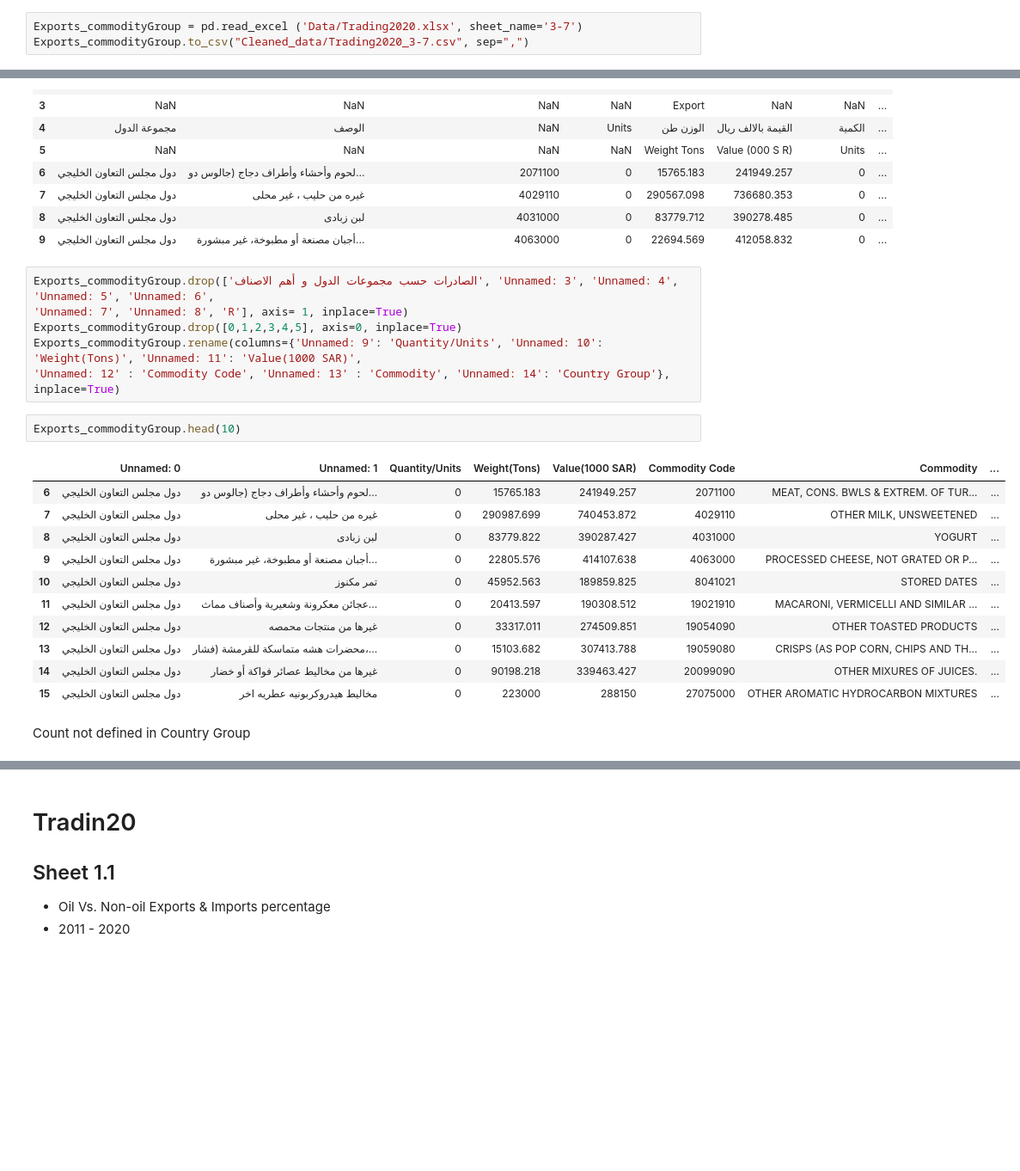
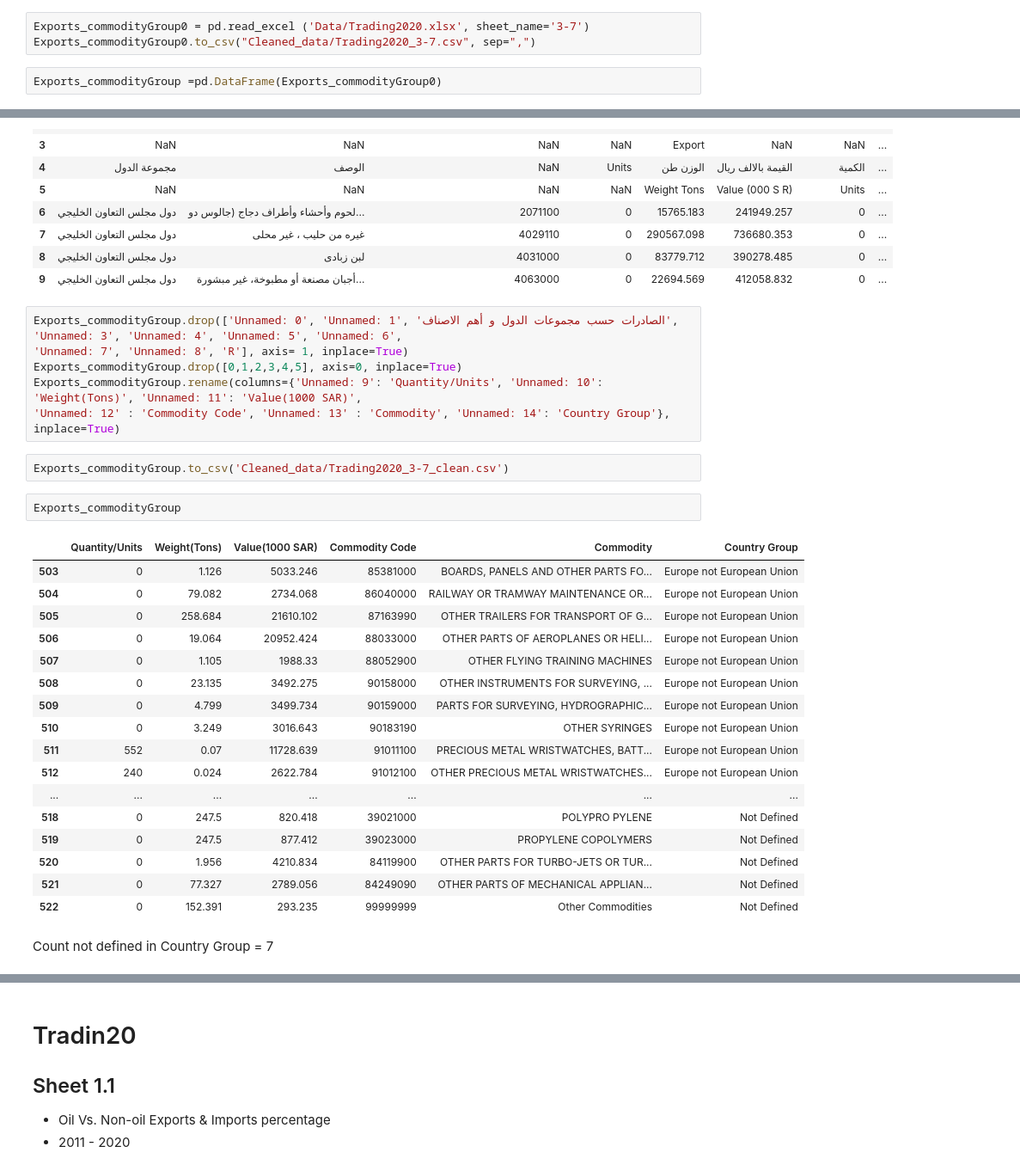
Before and after one commit to Aabusabaeen/Capstone-Project, a Jupyter notebook: 2020_EDA_Cleaning.ipynb, the cells around one changed output, grey strips where cells are left out. Shown: that part at 86% size. Saved outputs shown, nothing was run; the diff lists cells and outputs as text; blank space fills up the shorter version.

```diff
--- a/CP_EDA_Cleaning.ipynb
+++ b/2020_EDA_Cleaning.ipynb
@@ -312,8 +378,10 @@ Imports_commodityCountry
 ## Sheet 3-7
 Exports by Country Groups and Major Commodities. Values & weights
 # %%
-Exports_commodityGroup = pd.read_excel ('Data/Trading2020.xlsx', sheet_name='3-7')
-Exports_commodityGroup.to_csv("Cleaned_data/Trading2020_3-7.csv", sep=",")
+Exports_commodityGroup0 = pd.read_excel ('Data/Trading2020.xlsx', sheet_name='3-7')
+Exports_commodityGroup0.to_csv("Cleaned_data/Trading2020_3-7.csv", sep=",")
+# %%
+Exports_commodityGroup =pd.DataFrame(Exports_commodityGroup0)
 # %%
 Exports_commodityGroup.head(10)
 # %% [output]
@@ -329,24 +397,32 @@ Exports_commodityGroup.head(10)
 | 8 | دول مجلس التعاون الخليجي | لبن زبادى | 4031000 | 0 | 83779.712 | 390278.485 | 0 | ... |
 | 9 | دول مجلس التعاون الخليجي | أجبان مصنعة أو مطبوخة، غير مبشورة... | 4063000 | 0 | 22694.569 | 412058.832 | 0 | ... |
 # %%
-Exports_commodityGroup.drop(['الصادرات حسب مجموعات الدول و أهم الاصناف', 'Unnamed: 3', 'Unnamed: 4', 'Unnamed: 5', 'Unnamed: 6',
+Exports_commodityGroup.drop(['Unnamed: 0', 'Unnamed: 1', 'الصادرات حسب مجموعات الدول و أهم الاصناف', 'Unnamed: 3', 'Unnamed: 4', 'Unnamed: 5', 'Unnamed: 6',
 'Unnamed: 7', 'Unnamed: 8', 'R'], axis= 1, inplace=True)
 Exports_commodityGroup.drop([0,1,2,3,4,5], axis=0, inplace=True)
 Exports_commodityGroup.rename(columns={'Unnamed: 9': 'Quantity/Units', 'Unnamed: 10': 'Weight(Tons)', 'Unnamed: 11': 'Value(1000 SAR)',
 'Unnamed: 12' : 'Commodity Code', 'Unnamed: 13' : 'Commodity', 'Unnamed: 14': 'Country Group'}, inplace=True)
+# %%
+Exports_commodityGroup.to_csv('Cleaned_data/Trading2020_3-7_clean.csv')
 # %%
-Exports_commodityGroup.head(10)
+Exports_commodityGroup
 # %% [output]
-|  | Unnamed: 0 | Unnamed: 1 | Quantity/Units | Weight(Tons) | Value(1000 SAR) | Commodity Code | Commodity | ... |
-| 6 | دول مجلس التعاون الخليجي | لحوم وأحشاء وأطراف دجاج (جالوس دو... | 0 | 15765.183 | 241949.257 | 2071100 | MEAT, CONS. BWLS & EXTREM. OF TUR... | ... |
-| 7 | دول مجلس التعاون الخليجي | غيره من حليب ، غير محلى | 0 | 290987.699 | 740453.872 | 4029110 | OTHER MILK, UNSWEETENED | ... |
-| 8 | دول مجلس التعاون الخليجي | لبن زبادى | 0 | 83779.822 | 390287.427 | 4031000 | YOGURT | ... |
-| 9 | دول مجلس التعاون الخليجي | أجبان مصنعة أو مطبوخة، غير مبشورة... | 0 | 22805.576 | 414107.638 | 4063000 | PROCESSED CHEESE, NOT GRATED OR P... | ... |
-| 10 | دول مجلس التعاون الخليجي | تمر مكنوز | 0 | 45952.563 | 189859.825 | 8041021 | STORED DATES | ... |
-| 11 | دول مجلس التعاون الخليجي | عجائن معكرونة وشعيرية وأصناف مماث... | 0 | 20413.597 | 190308.512 | 19021910 | MACARONI, VERMICELLI AND SIMILAR ... | ... |
-| 12 | دول مجلس التعاون الخليجي | غيرها من منتجات محمصه | 0 | 33317.011 | 274509.851 | 19054090 | OTHER TOASTED PRODUCTS | ... |
-| 13 | دول مجلس التعاون الخليجي | محضرات هشه متماسكة للقرمشة (فشار،... | 0 | 15103.682 | 307413.788 | 19059080 | CRISPS (AS POP CORN, CHIPS AND TH... | ... |
-| 14 | دول مجلس التعاون الخليجي | غيرها من مخاليط عصائر فواكة أو خضار | 0 | 90198.218 | 339463.427 | 20099090 | OTHER MIXURES OF JUICES. | ... |
-| 15 | دول مجلس التعاون الخليجي | مخاليط هيدروكربونيه عطريه اخر | 0 | 223000 | 288150 | 27075000 | OTHER AROMATIC HYDROCARBON MIXTURES | ... |
+|  | Quantity/Units | Weight(Tons) | Value(1000 SAR) | Commodity Code | Commodity | Country Group |
+| 503 | 0 | 1.126 | 5033.246 | 85381000 | BOARDS, PANELS AND OTHER PARTS FO... | Europe not European Union |
+| 504 | 0 | 79.082 | 2734.068 | 86040000 | RAILWAY OR TRAMWAY MAINTENANCE OR... | Europe not European Union |
+| 505 | 0 | 258.684 | 21610.102 | 87163990 | OTHER TRAILERS FOR TRANSPORT OF G... | Europe not European Union |
+| 506 | 0 | 19.064 | 20952.424 | 88033000 | OTHER PARTS OF AEROPLANES OR HELI... | Europe not European Union |
+| 507 | 0 | 1.105 | 1988.33 | 88052900 | OTHER FLYING TRAINING MACHINES | Europe not European Union |
+| 508 | 0 | 23.135 | 3492.275 | 90158000 | OTHER INSTRUMENTS FOR SURVEYING, ... | Europe not European Union |
+| 509 | 0 | 4.799 | 3499.734 | 90159000 | PARTS FOR SURVEYING, HYDROGRAPHIC... | Europe not European Union |
+| 510 | 0 | 3.249 | 3016.643 | 90183190 | OTHER SYRINGES | Europe not European Union |
+| 511 | 552 | 0.07 | 11728.639 | 91011100 | PRECIOUS METAL WRISTWATCHES, BATT... | Europe not European Union |
+| 512 | 240 | 0.024 | 2622.784 | 91012100 | OTHER PRECIOUS METAL WRISTWATCHES... | Europe not European Union |
+| ... | ... | ... | ... | ... | ... | ... |
+| 518 | 0 | 247.5 | 820.418 | 39021000 | POLYPRO PYLENE | Not Defined |
+| 519 | 0 | 247.5 | 877.412 | 39023000 | PROPYLENE COPOLYMERS | Not Defined |
+| 520 | 0 | 1.956 | 4210.834 | 84119900 | OTHER PARTS FOR TURBO-JETS OR TUR... | Not Defined |
+| 521 | 0 | 77.327 | 2789.056 | 84249090 | OTHER PARTS OF MECHANICAL APPLIAN... | Not Defined |
+| 522 | 0 | 152.391 | 293.235 | 99999999 | Other Commodities | Not Defined |
 # %% [markdown]
-Count not defined in Country Group
+Count not defined in Country Group = 7
```
Also changed, not shown: parts of 36 cells of this notebook, 9 other files.
